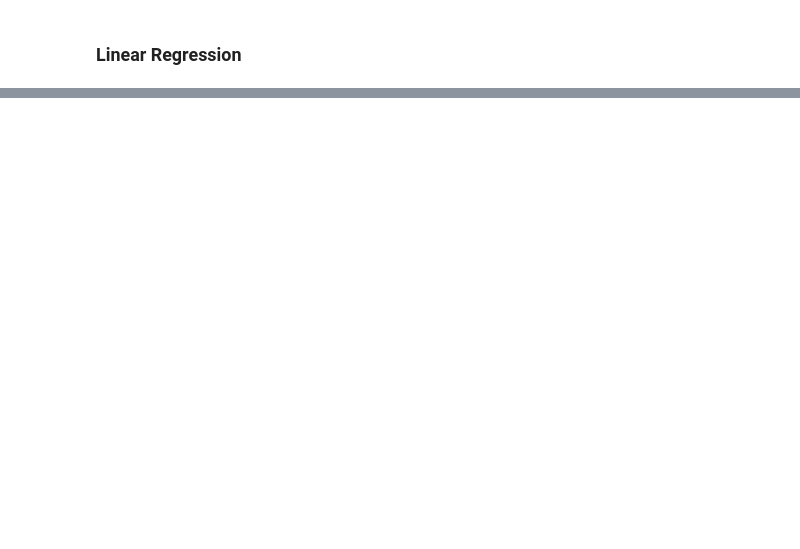
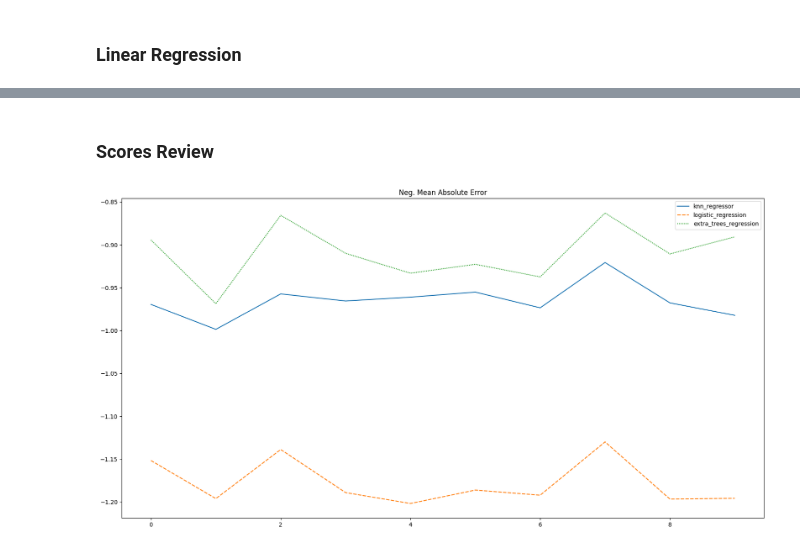
Before and after one commit to lammypi/KagglePlaygroundSeries, a Jupyter notebook: mohs-hardness-regression-competition.ipynb, the cells around one changed output, grey strips where cells are left out. Drawn from its saved outputs; the diff is of its cells as text; code cells hidden in the pictures; blank space fills up the shorter version.

Commit message:
Kaggle Notebook | Mohs Hardness Regression Competition | Version 3

```diff
--- a/mohs-hardness-regression-competition.ipynb
+++ b/mohs-hardness-regression-competition.ipynb
@@ -194,9 +182,4 @@ x_val = norm.transform(x_val)
 # %%
 # KNN for baseline
 knn = KNeighborsRegressor(metric='manhattan')
-
-# Model fit
-knn.fit(x_train, y_train)
-
-# Predictions
-knn_preds = knn.predict(x_val)
+knn_scores = cross_val_score(knn, x_train, y_train, scoring='neg_mean_absolute_error', cv=cv, error_score='raise', n_jobs=-1, verbose = 1)
@@ -218,0 +191,4 @@ KNN Score: 0.37892238812395707 | KNN Median Absolute Error: 0.6800000000000006 |
+# %%
+# Linear Regression for baseline
+lr = LinearRegression()
+lr_scores = cross_val_score(lr, x_train, y_train, scoring='neg_mean_absolute_error', cv=cv, error_score='raise', n_jobs=-1, verbose = 1)
@@ -218,0 +200,4 @@ KNN Score: 0.37892238812395707 | KNN Median Absolute Error: 0.6800000000000006 |
+# %%
+# Baseline model
+etr = ExtraTreesRegressor()
+etr_scores = cross_val_score(etr, x_train, y_train, scoring='neg_mean_absolute_error', cv=cv, error_score='raise', n_jobs=-1, verbose = 1)
@@ -218,0 +207,21 @@ KNN Score: 0.37892238812395707 | KNN Median Absolute Error: 0.6800000000000006 |
+# %% [markdown]
+### Scores Review
+# %%
+# Create a dataframe
+cv_scores_df = pd.DataFrame({'knn_regressor': knn_scores,
+                             'logistic_regression': lr_scores,
+                             'extra_trees_regression': etr_scores})
+# %%
+# Plot
+plt.figure(figsize=(20, 10))
+
+# Lineplot
+sns.lineplot(data=cv_scores_df)
+
+# Title
+plt.title('Neg. Mean Absolute Error')
+
+# Show
+plt.show()
+# %% [output]
+[figure, added]
```
Also changed, not shown: parts of 34 cells of this notebook.
